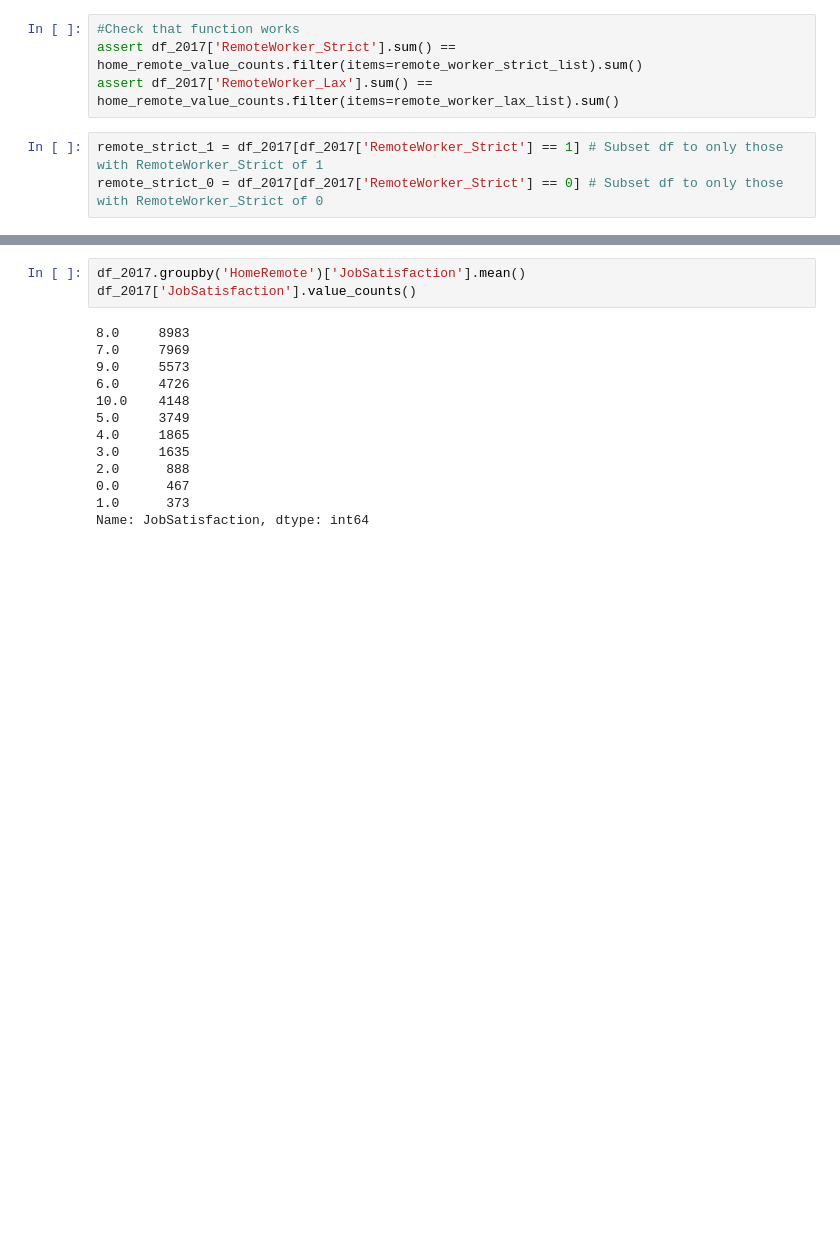
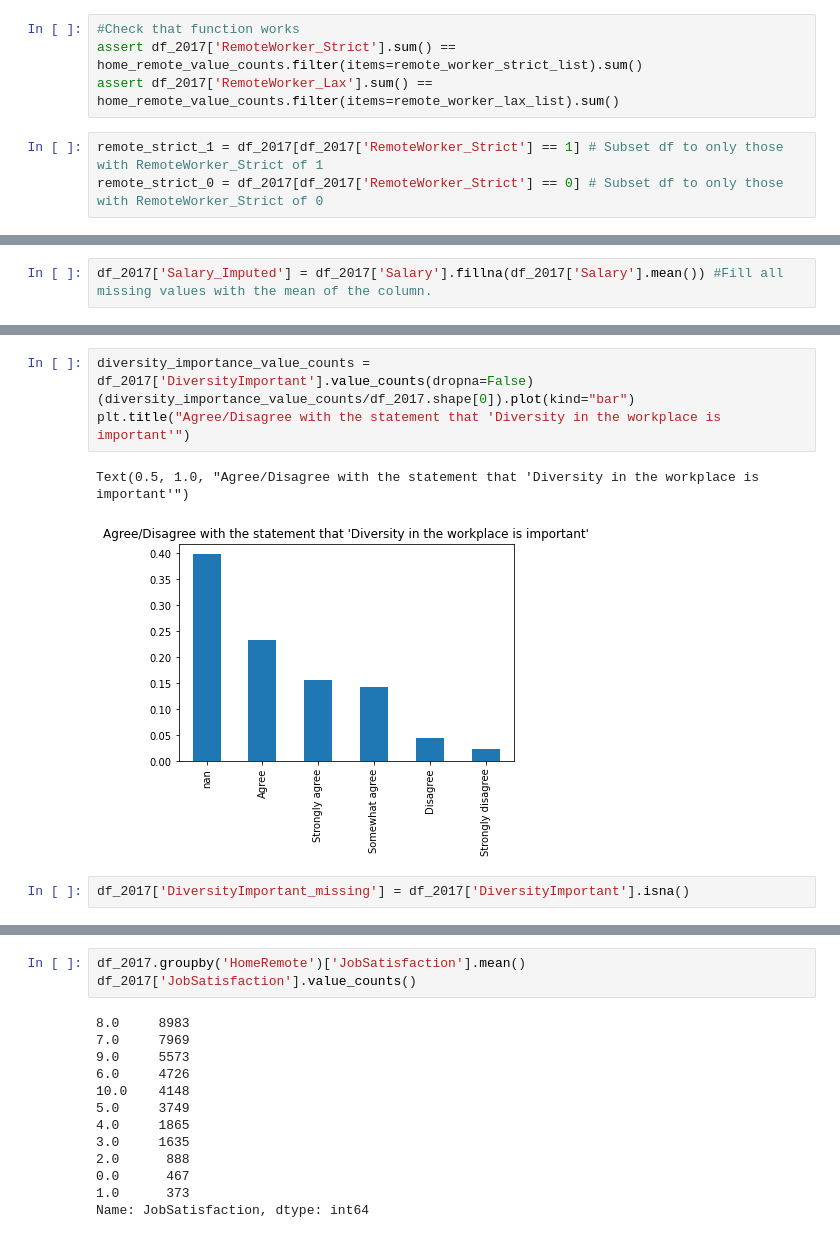
Before and after one commit to goitom/project_1_blog_post, a Jupyter notebook: Stack_Overflow_Survey_Analysis.ipynb, the cells around one changed output, grey strips where cells are left out. Saved outputs shown, nothing was run; the diff lists cells and outputs as text; blank space fills up the shorter version.

```diff
--- a/Stack_Overflow_Survey_Analysis.ipynb
+++ b/Stack_Overflow_Survey_Analysis.ipynb
@@ -145,0 +139,2 @@ remote_strict_0 = df_2017[df_2017['RemoteWorker_Strict'] == 0] # Subset df to on
+# %%
+df_2017['Salary_Imputed'] = df_2017['Salary'].fillna(df_2017['Salary'].mean()) #Fill all missing values with the mean of the column.
@@ -198,0 +214,9 @@ df.describe()
+# %%
+diversity_importance_value_counts = df_2017['DiversityImportant'].value_counts(dropna=False)
+(diversity_importance_value_counts/df_2017.shape[0]).plot(kind="bar")
+plt.title("Agree/Disagree with the statement that 'Diversity in the workplace is important'")
+# %% [output]
+Text(0.5, 1.0, "Agree/Disagree with the statement that 'Diversity in the workplace is important'")
+[figure, added]
+# %%
+df_2017['DiversityImportant_missing'] = df_2017['DiversityImportant'].isna()
```
Also changed, not shown: parts of 28 cells of this notebook, 1 other file.
